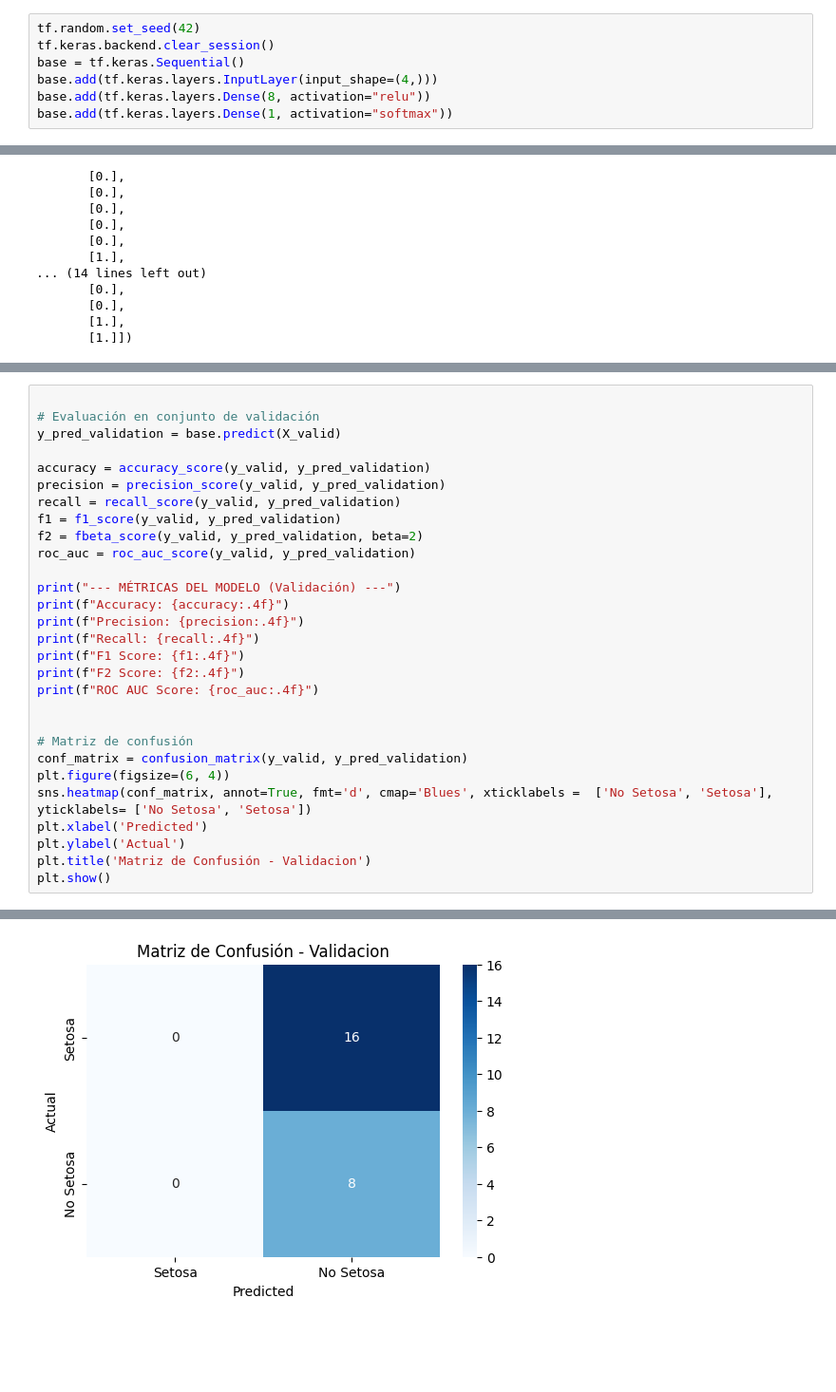
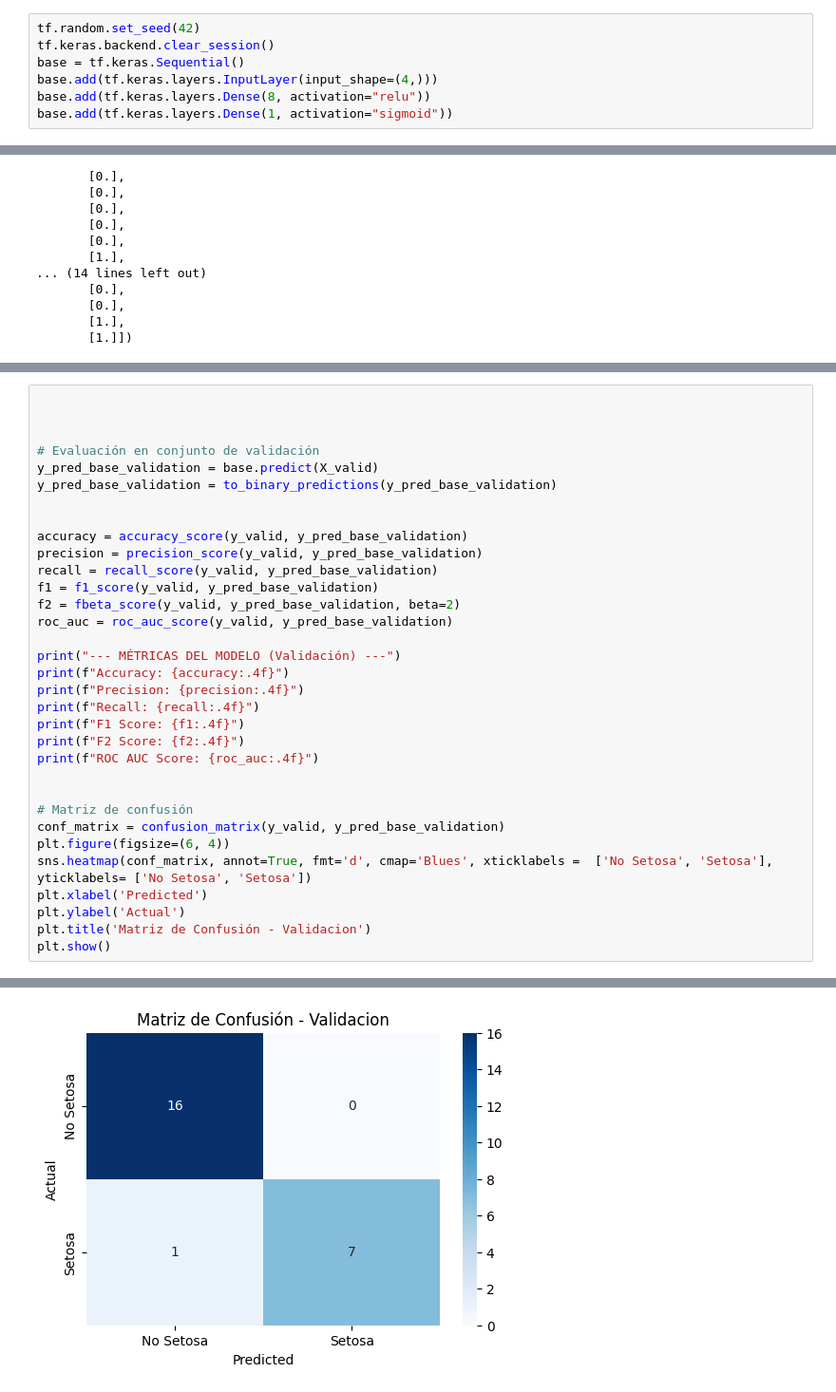
Before and after one commit to Marti820/T6, a Jupyter notebook: Taller 6 Redes Neuronales.ipynb, the cells around one changed output, grey strips where cells are left out. Shown at 95% size. Drawn from its saved outputs; the diff is of its cells as text; blank space fills up the shorter version.

```diff
--- a/Taller 6 Redes Neuronales.ipynb
+++ b/Taller 6 Redes Neuronales.ipynb
@@ -81,4 +81,4 @@ tf.keras.backend.clear_session()
 base = tf.keras.Sequential()
 base.add(tf.keras.layers.InputLayer(input_shape=(4,)))
 base.add(tf.keras.layers.Dense(8, activation="relu"))
-base.add(tf.keras.layers.Dense(1, activation="softmax"))
+base.add(tf.keras.layers.Dense(1, activation="sigmoid"))
@@ -256,14 +269,18 @@ ROC AUC Score: 0.5000
 # %%
 
+
+
 # Evaluación en conjunto de validación
-y_pred_validation = base.predict(X_valid)
+y_pred_base_validation = base.predict(X_valid)
+y_pred_base_validation = to_binary_predictions(y_pred_base_validation)
 
-accuracy = accuracy_score(y_valid, y_pred_validation)
-precision = precision_score(y_valid, y_pred_validation)
-recall = recall_score(y_valid, y_pred_validation)
-f1 = f1_score(y_valid, y_pred_validation)
-f2 = fbeta_score(y_valid, y_pred_validation, beta=2)
-roc_auc = roc_auc_score(y_valid, y_pred_validation)
+
+accuracy = accuracy_score(y_valid, y_pred_base_validation)
+precision = precision_score(y_valid, y_pred_base_validation)
+recall = recall_score(y_valid, y_pred_base_validation)
+f1 = f1_score(y_valid, y_pred_base_validation)
+f2 = fbeta_score(y_valid, y_pred_base_validation, beta=2)
+roc_auc = roc_auc_score(y_valid, y_pred_base_validation)
 
 print("--- MÉTRICAS DEL MODELO (Validación) ---")
 print(f"Accuracy: {accuracy:.4f}")
@@ -275,7 +292,7 @@ print(f"ROC AUC Score: {roc_auc:.4f}")
 
 
 # Matriz de confusión
-conf_matrix = confusion_matrix(y_valid, y_pred_validation)
+conf_matrix = confusion_matrix(y_valid, y_pred_base_validation)
 plt.figure(figsize=(6, 4))
 sns.heatmap(conf_matrix, annot=True, fmt='d', cmap='Blues', xticklabels =  ['No Setosa', 'Setosa'], yticklabels= ['No Setosa', 'Setosa'])
 plt.xlabel('Predicted')
@@ -294 +311 @@ ROC AUC Score: 0.5000
-[figure, old version]
+[figure, new version]
```
Also changed, not shown: parts of 35 cells of this notebook.
